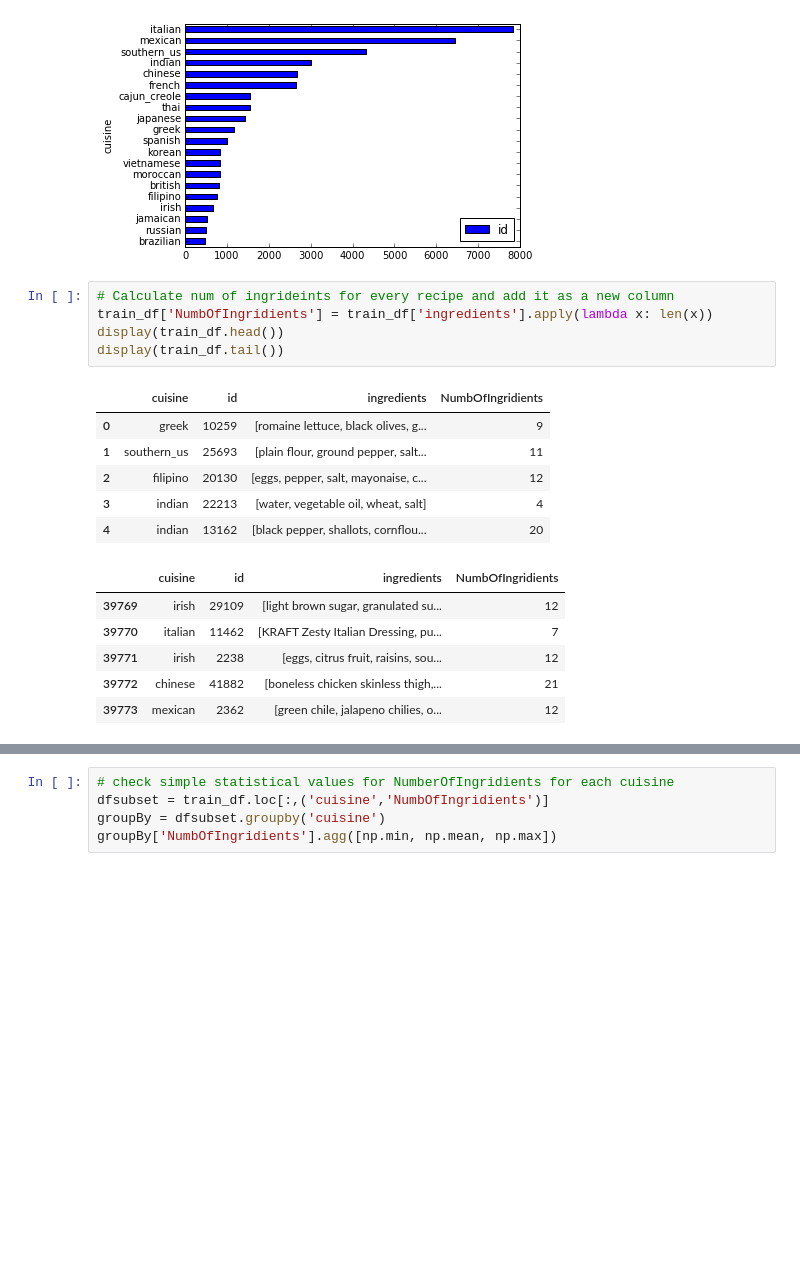
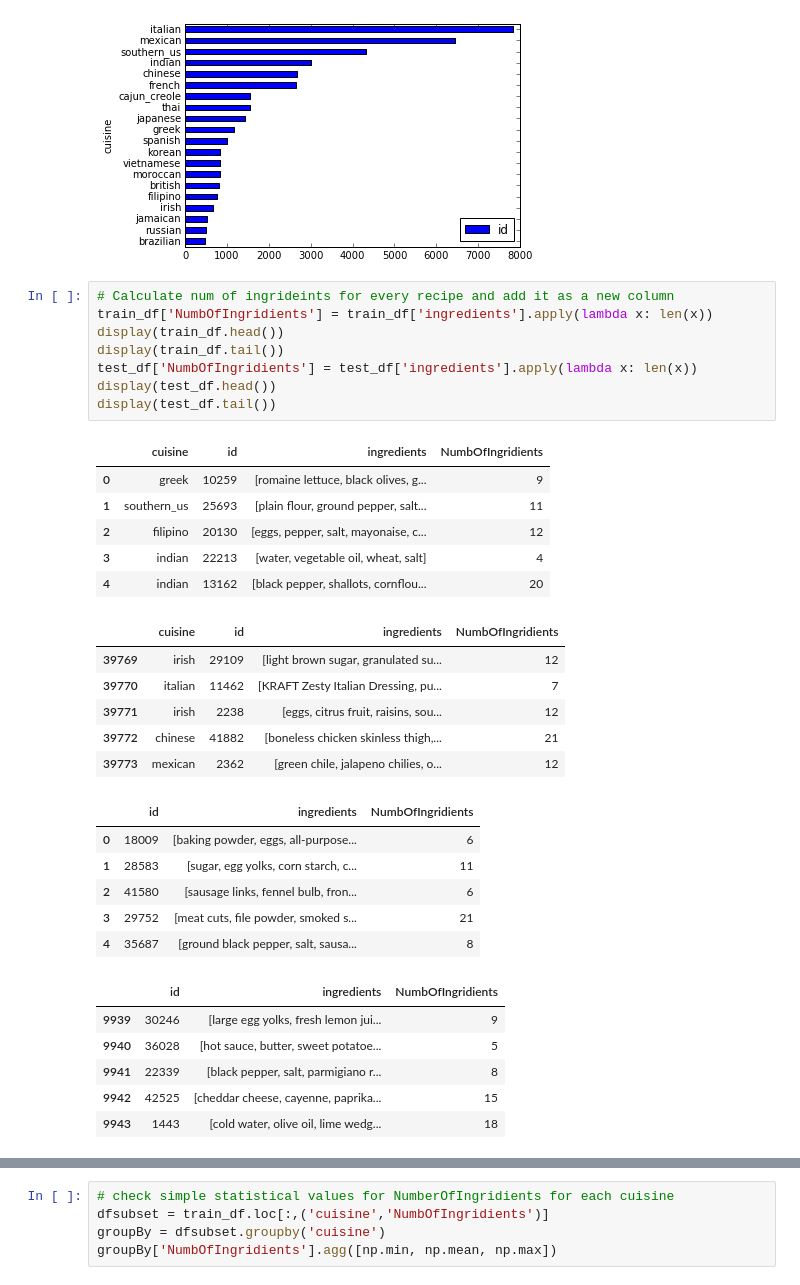
Before and after one commit to apiva57/Kaggle_WhatIsCooking, a Jupyter notebook: src/ProcessData.ipynb, the cells around one changed output, grey strips where cells are left out. Cells and saved outputs as stored; diff of their text form; blank space fills up the shorter version.

```diff
--- a/src/ProcessData.ipynb
+++ b/src/ProcessData.ipynb
@@ -77,20 +77,35 @@ cuisines.count().sort_values('id')
 # %%
 # Calculate num of ingrideints for every recipe and add it as a new column
 train_df['NumbOfIngridients'] = train_df['ingredients'].apply(lambda x: len(x))
 display(train_df.head())
 display(train_df.tail())
+test_df['NumbOfIngridients'] = test_df['ingredients'].apply(lambda x: len(x))
+display(test_df.head())
+display(test_df.tail())
 # %% [output]
 |  | cuisine | id | ingredients | NumbOfIngridients |
 | 0 | greek | 10259 | [romaine lettuce, black olives, g... | 9 |
 | 1 | southern_us | 25693 | [plain flour, ground pepper, salt... | 11 |
 | 2 | filipino | 20130 | [eggs, pepper, salt, mayonaise, c... | 12 |
 | 3 | indian | 22213 | [water, vegetable oil, wheat, salt] | 4 |
 | 4 | indian | 13162 | [black pepper, shallots, cornflou... | 20 |
 |  | cuisine | id | ingredients | NumbOfIngridients |
 | 39769 | irish | 29109 | [light brown sugar, granulated su... | 12 |
 | 39770 | italian | 11462 | [KRAFT Zesty Italian Dressing, pu... | 7 |
 | 39771 | irish | 2238 | [eggs, citrus fruit, raisins, sou... | 12 |
 | 39772 | chinese | 41882 | [boneless chicken skinless thigh,... | 21 |
 | 39773 | mexican | 2362 | [green chile, jalapeno chilies, o... | 12 |
+|  | id | ingredients | NumbOfIngridients |
+| 0 | 18009 | [baking powder, eggs, all-purpose... | 6 |
+| 1 | 28583 | [sugar, egg yolks, corn starch, c... | 11 |
+| 2 | 41580 | [sausage links, fennel bulb, fron... | 6 |
+| 3 | 29752 | [meat cuts, file powder, smoked s... | 21 |
+| 4 | 35687 | [ground black pepper, salt, sausa... | 8 |
+|  | id | ingredients | NumbOfIngridients |
+| 9939 | 30246 | [large egg yolks, fresh lemon jui... | 9 |
+| 9940 | 36028 | [hot sauce, butter, sweet potatoe... | 5 |
+| 9941 | 22339 | [black pepper, salt, parmigiano r... | 8 |
+| 9942 | 42525 | [cheddar cheese, cayenne, paprika... | 15 |
+| 9943 | 1443 | [cold water, olive oil, lime wedg... | 18 |
 # %%
 # check simple statistic values for NumberOfIngridients
```
Also changed, not shown: parts of 6 cells of this notebook.
